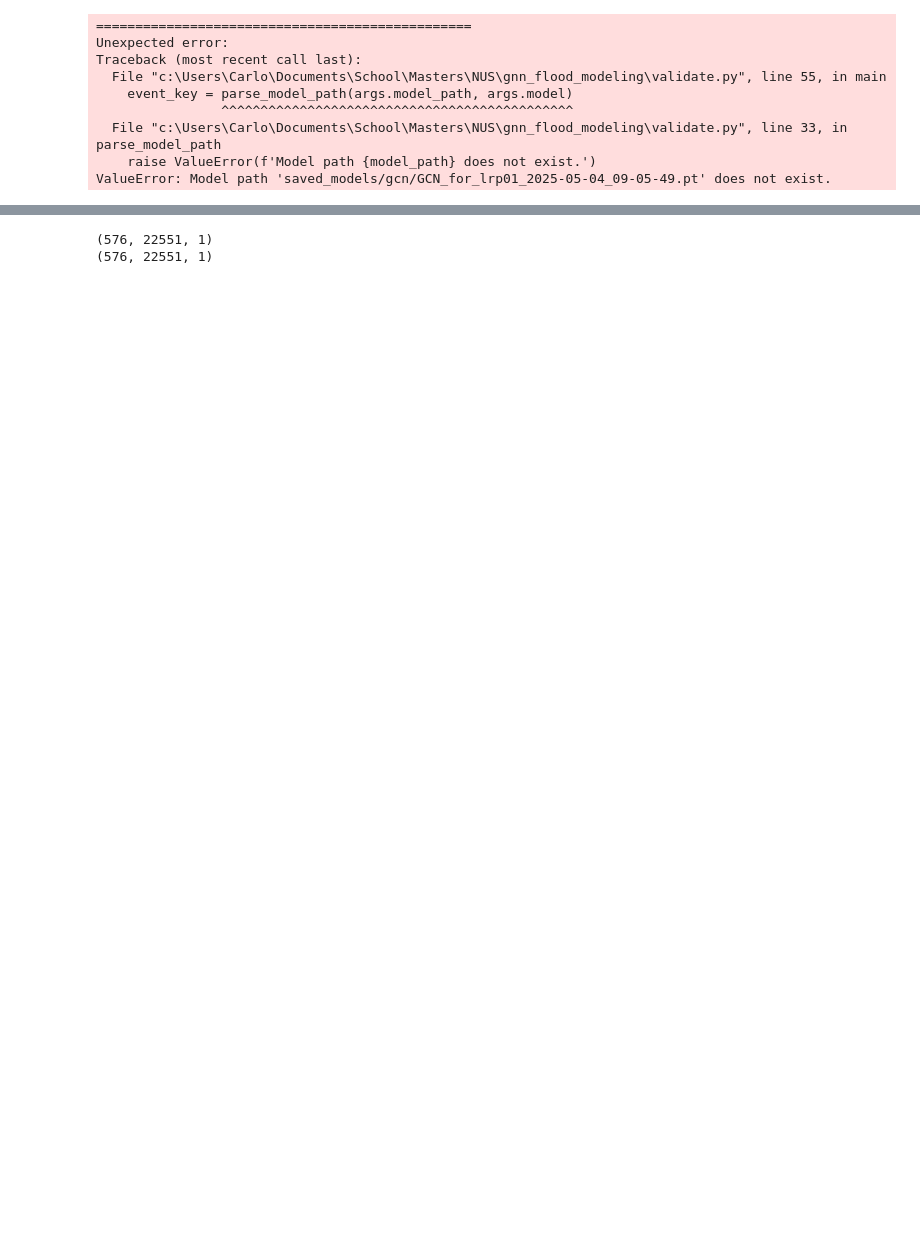
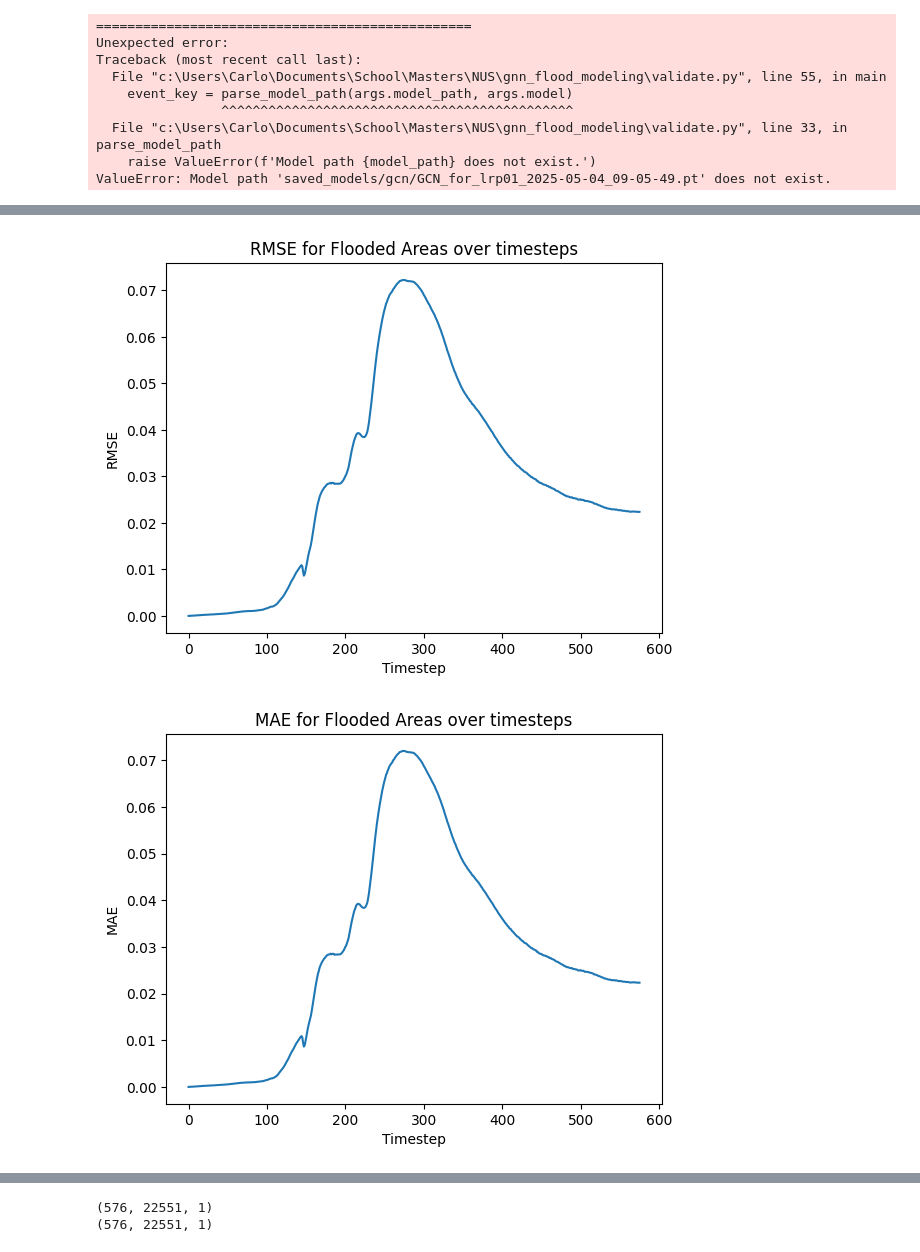
Before and after one commit to acostacos/gnn_flood_modeling, a Jupyter notebook: view_metrics.ipynb, the cells around one changed output, grey strips where cells are left out. Drawn from its saved outputs; the diff is of its cells as text; code cells hidden in the pictures; blank space fills up the shorter version.

```diff
--- a/view_metrics.ipynb
+++ b/view_metrics.ipynb
@@ -45,0 +40,11 @@ plot(nse, xlabel='Timestep', ylabel='NSE', title='NSE over timesteps')
+# %%
+rmse_flooded = saved_metrics['rmse_flooded']
+mae_flooded = saved_metrics['mae_flooded']
+nse_flooded = saved_metrics['nse_flooded']
+# %%
+plot(rmse_flooded, xlabel='Timestep', ylabel='RMSE', title='RMSE for Flooded Areas over timesteps')
+plot(mae_flooded, xlabel='Timestep', ylabel='MAE', title='MAE for Flooded Areas over timesteps')
+plot(nse_flooded, xlabel='Timestep', ylabel='NSE', title='NSE for Flooded Areas over timesteps')
+# %% [output]
+[figure, added]
+[figure, added]
```
Also changed, not shown: parts of 4 cells of this notebook, 3 other files.
